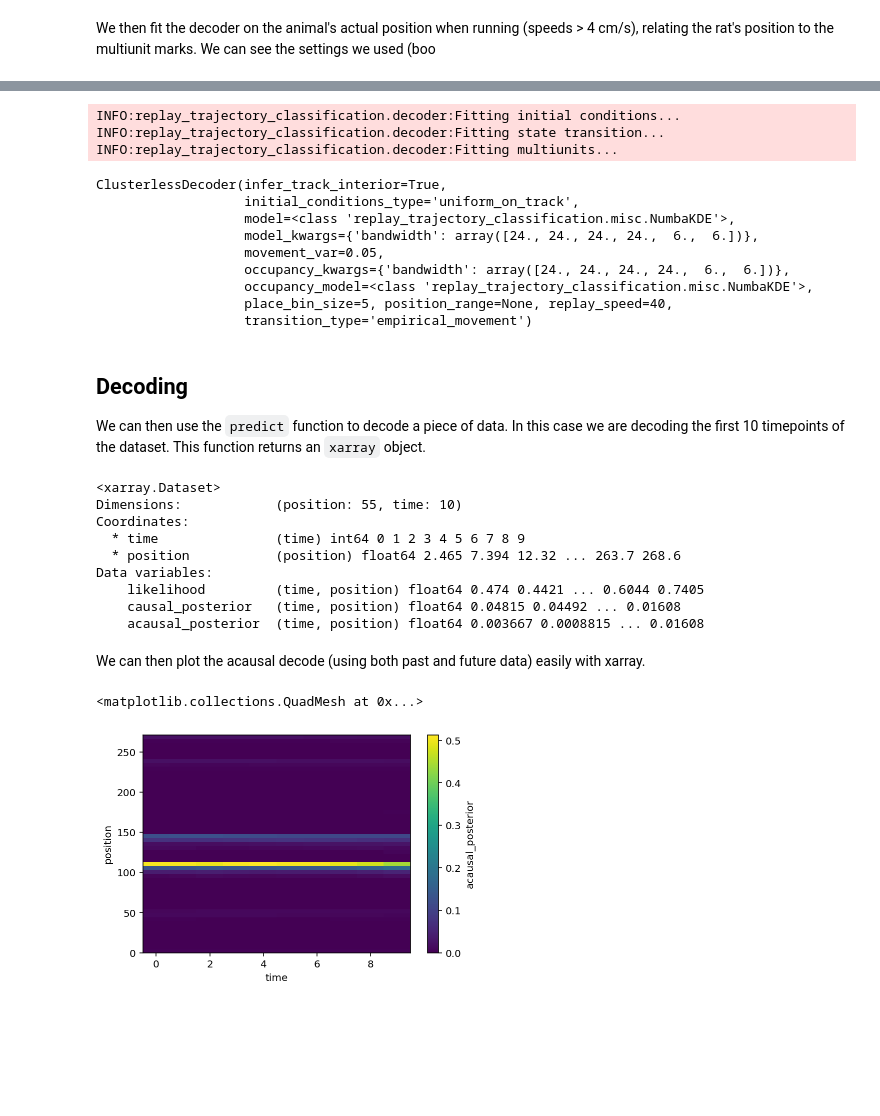
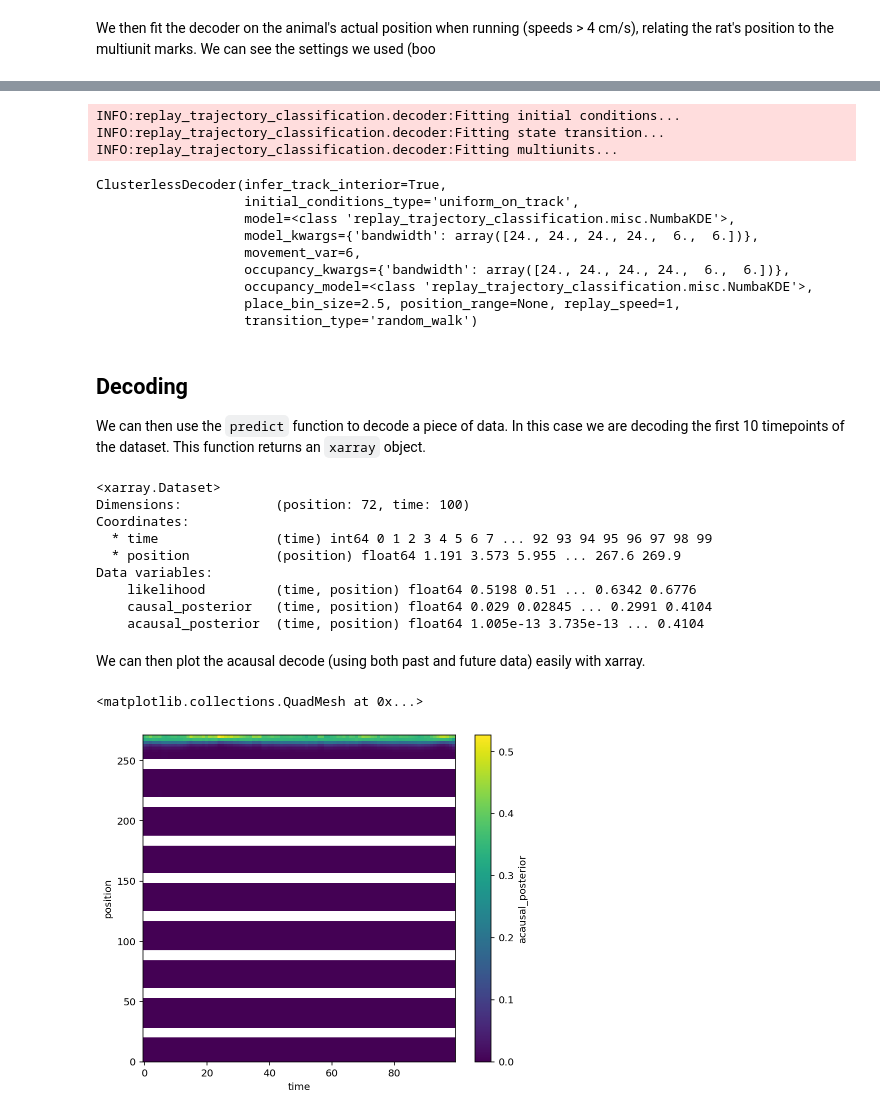
Before and after one commit to edeno/ac_clusterless_decoding, a Jupyter notebook: notebooks/2019_12_06_Decode.ipynb, the cells around one changed output, grey strips where cells are left out. Saved outputs shown, nothing was run; the diff lists cells and outputs as text; code cells hidden in the pictures; blank space fills up the shorter version.

Commit message:
Update notebook for random walk.

```diff
--- a/notebooks/2019_12_06_Decode.ipynb
+++ b/notebooks/2019_12_06_Decode.ipynb
@@ -129,2 +116,8 @@ decoder = ClusterlessDecoder(transition_type='empirical_movement', replay_speed=
+# %%
+decoder = ClusterlessDecoder(
+    place_bin_size=2.5,
+    replay_speed=1,
+    movement_var=6,
+    transition_type='random_walk')
 # %% [markdown]
 We then fit the decoder on the animal's actual position when running (speeds > 4 cm/s), relating the rat's position to the multiunit marks. We can see the settings we used (boo
@@ -131,8 +144,18 @@ We then fit the decoder on the animal's actual position when running (speeds > 4
 # %%
+from src.parameters import EDGE_ORDER, EDGE_SPACING
+from src.load_data import make_track_graph
+
+track_graph, center_well_id = make_track_graph()
+
 decoder.fit(
     position=data['position_info'].linear_position,
     multiunits=data['multiunits'],
-    is_training=data['position_info'].speed > 4)
+    is_training=data['position_info'].speed > 4,
+    track_graph=track_graph,
+    center_well_id=center_well_id,
+    edge_order=EDGE_ORDER,
+    edge_spacing=EDGE_SPACING,
+)
 # %% [output]
 INFO:replay_trajectory_classification.decoder:Fitting initial conditions...
 INFO:replay_trajectory_classification.decoder:Fitting state transition...
@@ -141,33 +164,33 @@ ClusterlessDecoder(infer_track_interior=True,
                    initial_conditions_type='uniform_on_track',
                    model=<class 'replay_trajectory_classification.misc.NumbaKDE'>,
                    model_kwargs={'bandwidth': array([24., 24., 24., 24.,  6.,  6.])},
-                   movement_var=0.05,
+                   movement_var=6,
                    occupancy_kwargs={'bandwidth': array([24., 24., 24., 24.,  6.,  6.])},
                    occupancy_model=<class 'replay_trajectory_classification.misc.NumbaKDE'>,
-                   place_bin_size=5, position_range=None, replay_speed=40,
-                   transition_type='empirical_movement')
+                   place_bin_size=2.5, position_range=None, replay_speed=1,
+                   transition_type='random_walk')
 # %% [markdown]
 ## Decoding
 
 We can then use the `predict` function to decode a piece of data. In this case we are decoding the first 10 timepoints of the dataset. This function returns an `xarray` object.
 # %%
-results = decoder.predict(data['multiunits'].isel(time=slice(1050, 1060)))
+results = decoder.predict(data['multiunits'].isel(time=slice(1050, 1150)))
 results
 # %% [output]
 <xarray.Dataset>
-Dimensions:            (position: 55, time: 10)
+Dimensions:            (position: 72, time: 100)
 Coordinates:
-  * time               (time) int64 0 1 2 3 4 5 6 7 8 9
-  * position           (position) float64 2.465 7.394 12.32 ... 263.7 268.6
+  * time               (time) int64 0 1 2 3 4 5 6 7 ... 92 93 94 95 96 97 98 99
+  * position           (position) float64 1.191 3.573 5.955 ... 267.6 269.9
 Data variables:
-    likelihood         (time, position) float64 0.474 0.4421 ... 0.6044 0.7405
-    causal_posterior   (time, position) float64 0.04815 0.04492 ... 0.01608
-    acausal_posterior  (time, position) float64 0.003667 0.0008815 ... 0.01608
+    likelihood         (time, position) float64 0.5198 0.51 ... 0.6342 0.6776
+    causal_posterior   (time, position) float64 0.029 0.02845 ... 0.2991 0.4104
+    acausal_posterior  (time, position) float64 1.005e-13 3.735e-13 ... 0.4104
 # %% [markdown]
 We can then plot the acausal decode (using both past and future data) easily with xarray.
 # %%
-fig, ax = plt.subplots()
+fig, ax = plt.subplots(figsize=(7, 6))
 results.acausal_posterior.plot(x='time', y='position', ax=ax)
 # %% [output]
 <matplotlib.collections.QuadMesh at 0x...>
-[figure, old version]
+[figure, new version]
```
Also changed, not shown: parts of 8 cells of this notebook.
